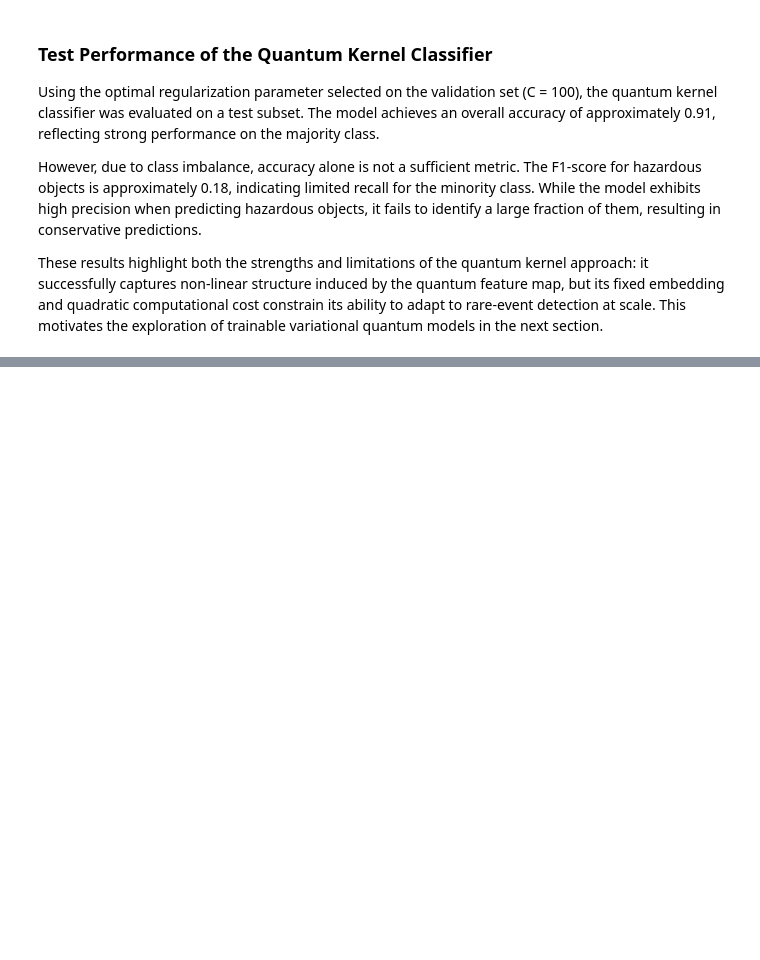
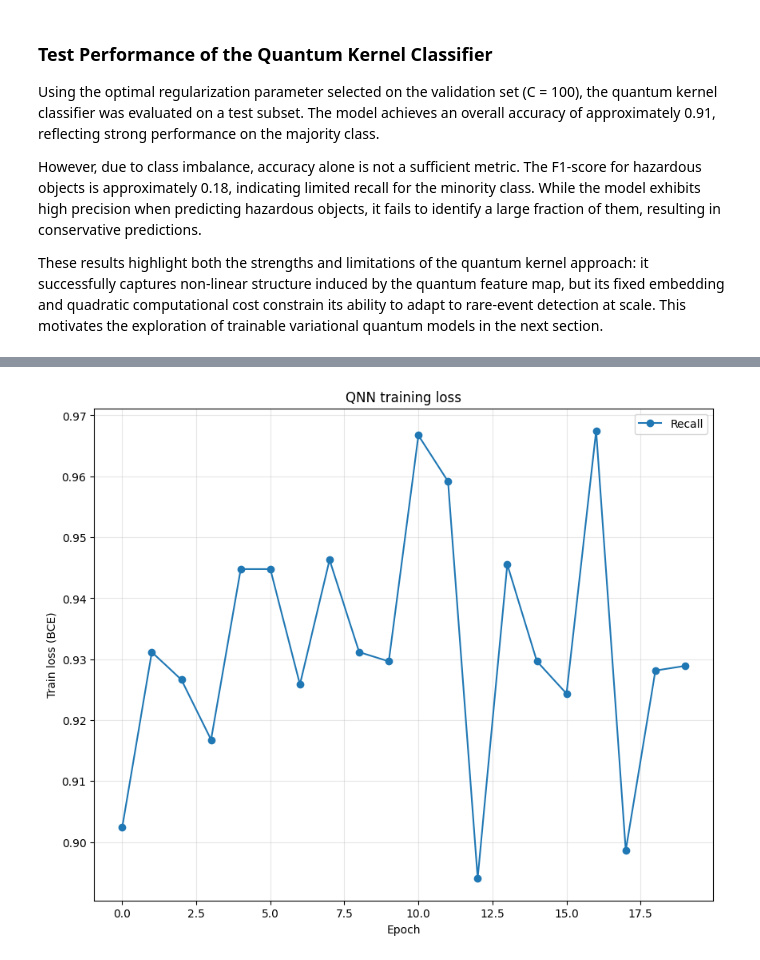
Before and after one commit to david-bazalduaa/Quantum-Machine-Learning-for-Hazard-Prediction-of-Near-Earth-Objects, a Jupyter notebook: project.ipynb, the cells around one changed output, grey strips where cells are left out. Saved outputs shown, nothing was run; the diff lists cells and outputs as text; code cells hidden in the pictures; blank space fills up the shorter version.

```diff
--- a/project.ipynb
+++ b/project.ipynb
@@ -439,0 +671,13 @@ These results highlight both the strengths and limitations of the quantum kernel
+# %%
+# Plot recall
+
+plt.figure(figsize=(10, 8))
+plt.plot(history["recall"], marker='o', label='Recall')
+plt.legend()
+plt.xlabel("Epoch")
+plt.ylabel("Train loss (BCE)")
+plt.title("QNN training loss")
+plt.grid(alpha=0.3)
+plt.show()
+# %% [output]
+[figure, added]
```
Also changed, not shown: parts of 11 cells of this notebook.
